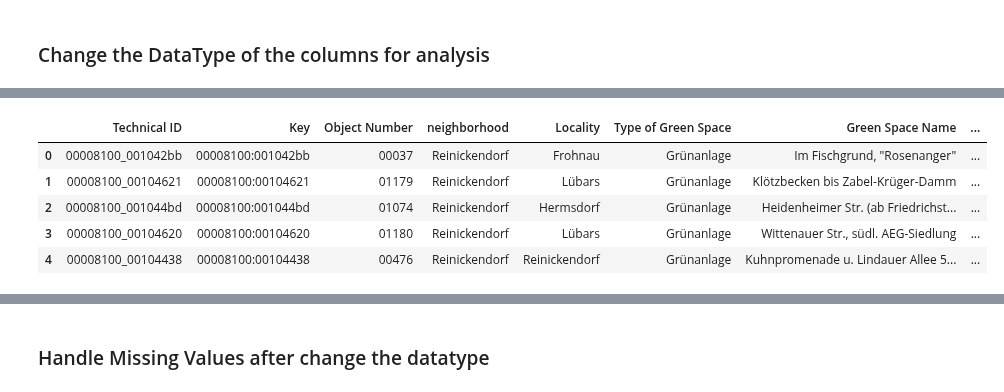
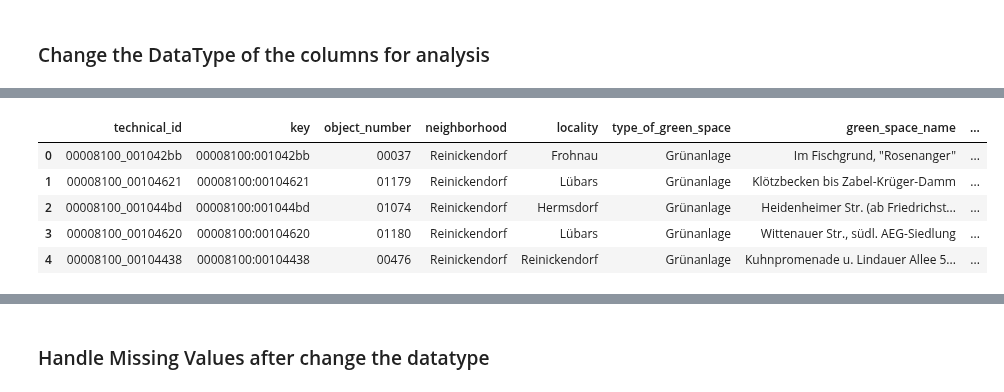
Before and after one commit to webeet-io/layered-populate-data-pool-da, a Jupyter notebook: recreational_zones/scripts/data_transformation_public_parks.ipynb, the cells around one changed output, grey strips where cells are left out. Saved outputs shown, nothing was run; the diff lists cells and outputs as text; code cells hidden in the pictures.

```diff
--- a/recreational_zones/scripts/data_transformation_public_parks.ipynb
+++ b/recreational_zones/scripts/data_transformation_public_parks.ipynb
@@ -14,7 +14,7 @@ import warnings
 warnings.filterwarnings("ignore")
 # %%
 # Load your CSV
-df = pd.read_csv("/Users/dianaterraza/Desktop/webeet.io/layered-populate-data-pool-da/recreational_zones/sources/public_parks.csv", sep=';')
+df = pd.read_csv("../sources/public_parks.csv", sep=';')
 # %%
 df.head()
 # %% [output]
@@ -105,7 +104,7 @@ memory usage: 279.7+ KB
 # %%
-df.head()
+df.head(5)
 # %% [output]
-|  | Technical ID | Key | Object Number | neighborhood | Locality | Type of Green Space | Green Space Name | ... |
+|  | technical_id | key | object_number | neighborhood | locality | type_of_green_space | green_space_name | ... |
 | 0 | 00008100_001042bb | 00008100:001042bb | 00037 | Reinickendorf | Frohnau | Grünanlage | Im Fischgrund, "Rosenanger" | ... |
 | 1 | 00008100_00104621 | 00008100:00104621 | 01179 | Reinickendorf | Lübars | Grünanlage | Klötzbecken bis Zabel-Krüger-Damm | ... |
 | 2 | 00008100_001044bd | 00008100:001044bd | 01074 | Reinickendorf | Hermsdorf | Grünanlage | Heidenheimer Str. (ab Friedrichst... | ... |
```
Also changed, not shown: parts of 45 cells of this notebook, 4 other files.
